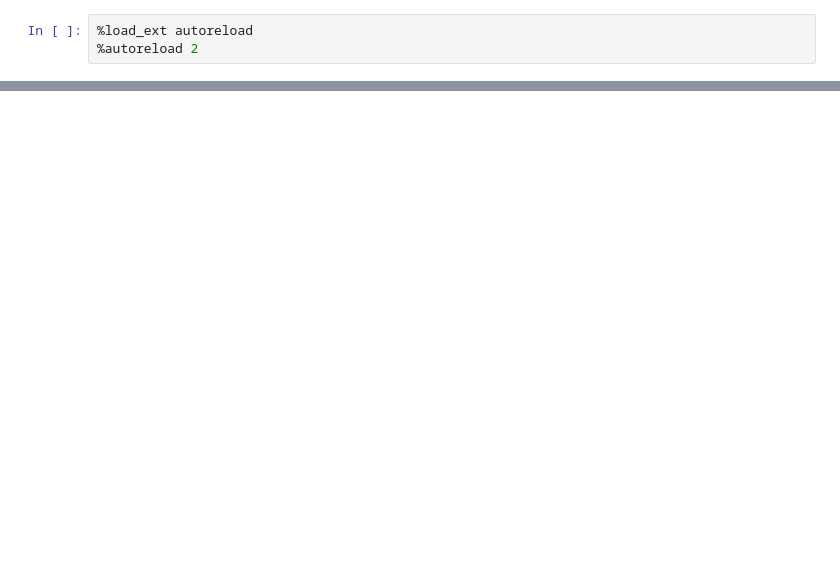
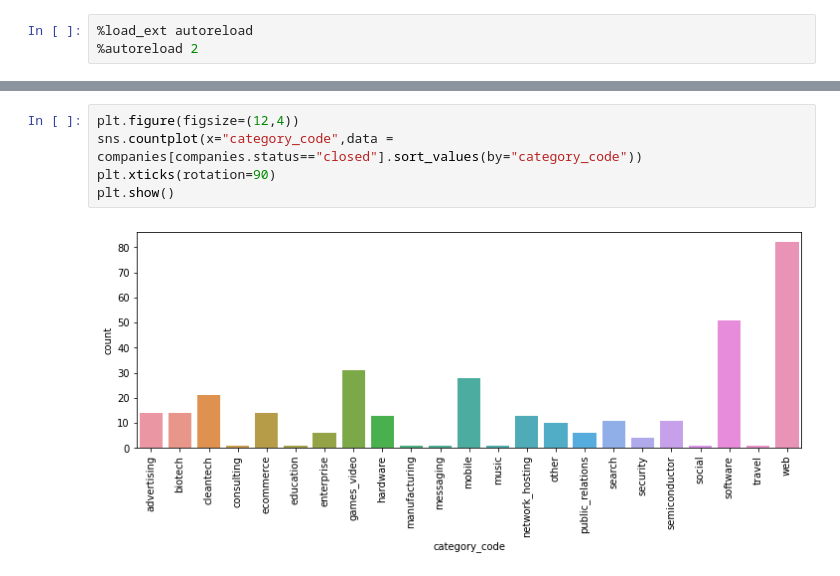
Before and after one commit to jojibou/invesscience, a Jupyter notebook: notebooks/joanna-merge.ipynb, the cells around one changed output, grey strips where cells are left out. Cells and saved outputs as stored; diff of their text form; blank space fills up the shorter version.

```diff
--- a/notebooks/joanna-merge.ipynb
+++ b/notebooks/joanna-merge.ipynb
@@ -171,0 +144,7 @@ companies[companies.raised_amount_usd_a == 400000000]
+# %%
+plt.figure(figsize=(12,4))
+sns.countplot(x="category_code",data = companies[companies.status=="closed"].sort_values(by="category_code"))
+plt.xticks(rotation=90)
+plt.show()
+# %% [output]
+[figure, added]
```
Also changed, not shown: parts of 103 cells of this notebook.
